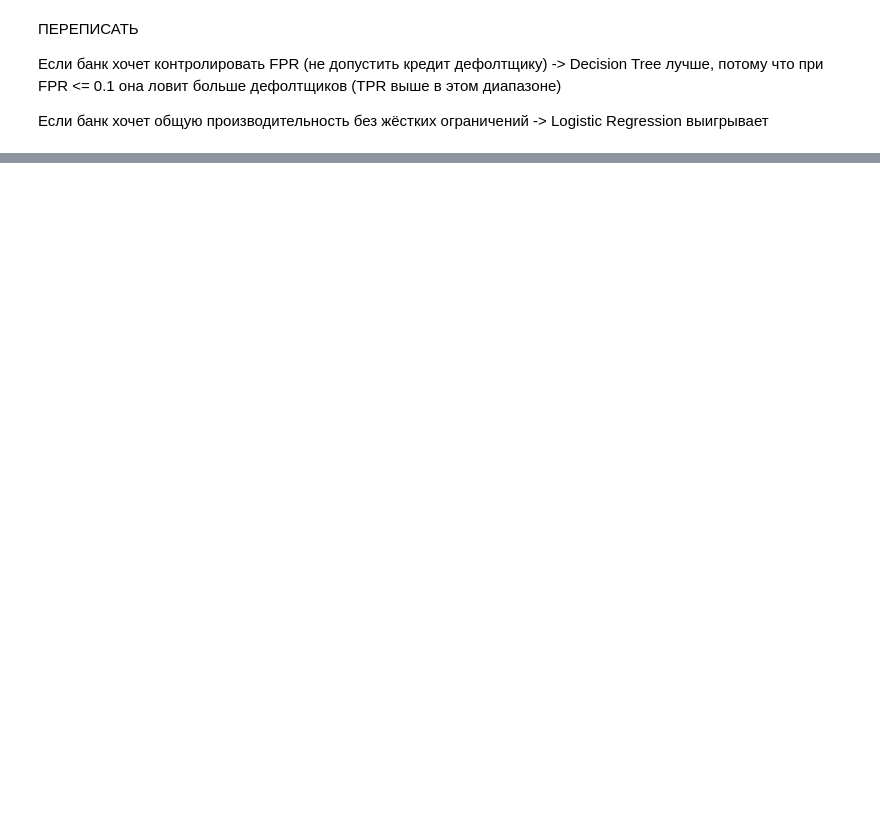
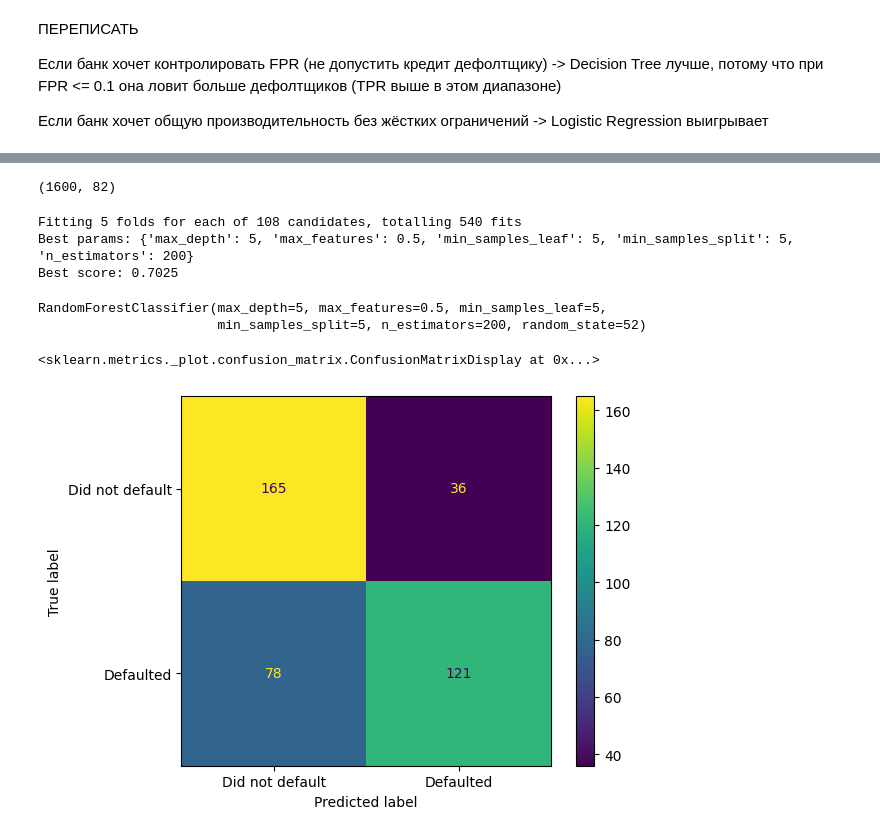
Before and after one commit to Siuuuuuu0/ML-DL, a Jupyter notebook: UCI_Credit_Card.ipynb, the cells around one changed output, grey strips where cells are left out. Saved outputs shown, nothing was run; the diff lists cells and outputs as text; code cells hidden in the pictures; blank space fills up the shorter version.

```diff
--- a/UCI_Credit_Card.ipynb
+++ b/UCI_Credit_Card.ipynb
@@ -373,0 +443,4 @@ models_scores
+# %%
+df_no_missing["EDUCATION"] = df_no_missing["EDUCATION"].astype(int)
+df_no_missing["MARRIAGE"] = df_no_missing["MARRIAGE"].astype(int)
+df_no_missing.dtypes
@@ -373,0 +466,54 @@ models_scores
+# %%
+X = df_no_missing.drop('DEFAULT', axis='columns').copy()
+y = df_no_missing['DEFAULT'].copy()
+X_encoded = pd.get_dummies(X, columns=['SEX', 'EDUCATION', 'MARRIAGE', 'PAY_0', 'PAY_2', 'PAY_3', 'PAY_4', 'PAY_5', 'PAY_6'])
+X_train, X_test, y_train, y_test = train_test_split(X_encoded, y, test_size=0.2, random_state=52)
+X_train_scaled = scale(X_train)
+X_test_scaled = scale(X_test)
+# %%
+X_train.shape
+# %% [output]
+(1600, 82)
+# %%
+param_grid = {
+    "n_estimators": [100, 200, 500],
+    "max_depth": [5, 7, None],
+    "min_samples_split": [5, 10],
+    "min_samples_leaf": [5, 10],
+    "max_features": ['sqrt', 'log2', 0.5]
+}
+
+rf = RandomForestClassifier(random_state=52)
+
+grid = GridSearchCV(
+    rf,
+    param_grid,
+    cv=5,
+    scoring='accuracy',
+    n_jobs=-1,
+    verbose=1
+)
+
+grid.fit(X_train_scaled, y_train)
+
+print(f"Best params: {grid.best_params_}")
+print(f"Best score: {grid.best_score_}")
+# %% [output]
+Fitting 5 folds for each of 108 candidates, totalling 540 fits
+Best params: {'max_depth': 5, 'max_features': 0.5, 'min_samples_leaf': 5, 'min_samples_split': 5, 'n_estimators': 200}
+Best score: 0.7025
+# %%
+forest = grid.best_estimator_
+forest.fit(X_train_scaled, y_train)
+# %% [output]
+RandomForestClassifier(max_depth=5, max_features=0.5, min_samples_leaf=5,
+                       min_samples_split=5, n_estimators=200, random_state=52)
+# %%
+y_pred = forest.predict(X_test_scaled)
+cm = confusion_matrix(y_test, y_pred)
+models_cms["Random Forest"]=(cm)
+models_accs["Random Forest"]=(accuracy_score(y_test, y_pred))
+ConfusionMatrixDisplay(cm, display_labels=["Did not default", "Defaulted"]).plot()
+# %% [output]
+<sklearn.metrics._plot.confusion_matrix.ConfusionMatrixDisplay at 0x...>
+[figure, added]
```
Also changed, not shown: parts of 14 cells of this notebook.
